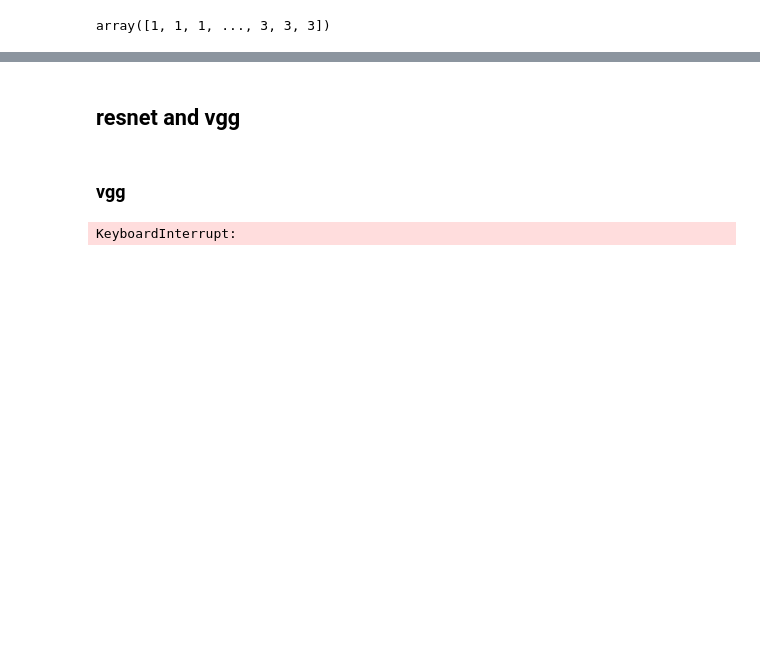
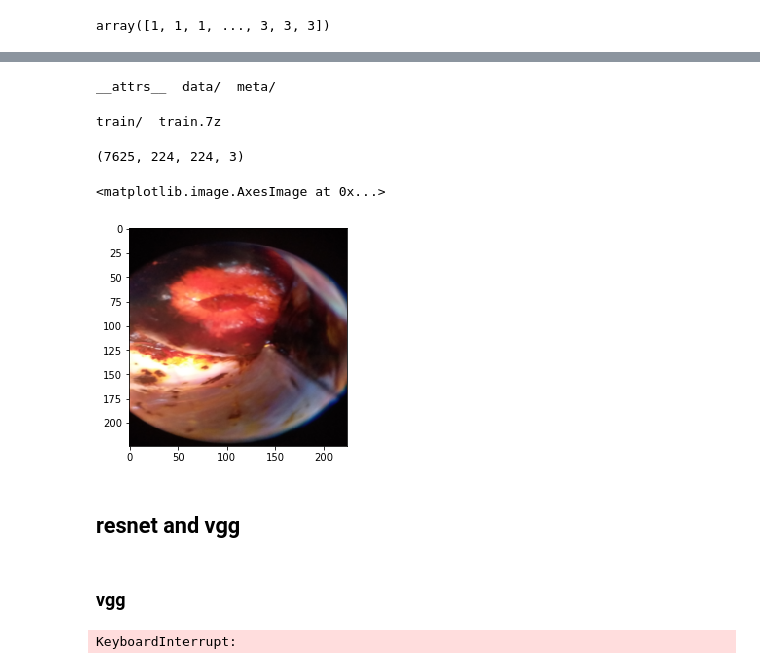
Before and after one commit to shgidi/cervial_imaging, a Jupyter notebook: cervial_1.ipynb, the cells around one changed output, grey strips where cells are left out. Saved outputs shown, nothing was run; the diff lists cells and outputs as text; code cells hidden in the pictures; blank space fills up the shorter version.

```diff
--- a/cervial_1.ipynb
+++ b/cervial_1.ipynb
@@ -143,0 +186,10 @@ else:
+# %%
+ls
+# %% [output]
+__attrs__  data/  meta/
+# %%
+ls
+# %% [output]
+train/  train.7z
+# %%
+data_full=load_array('data_full')
@@ -143,0 +198,9 @@ else:
+# %%
+data_full.shape
+# %% [output]
+(7625, 224, 224, 3)
+# %%
+plt.imshow(data_full[1])
+# %% [output]
+<matplotlib.image.AxesImage at 0x...>
+[figure, added]
```
Also changed, not shown: parts of 34 cells of this notebook, 1 other file.
